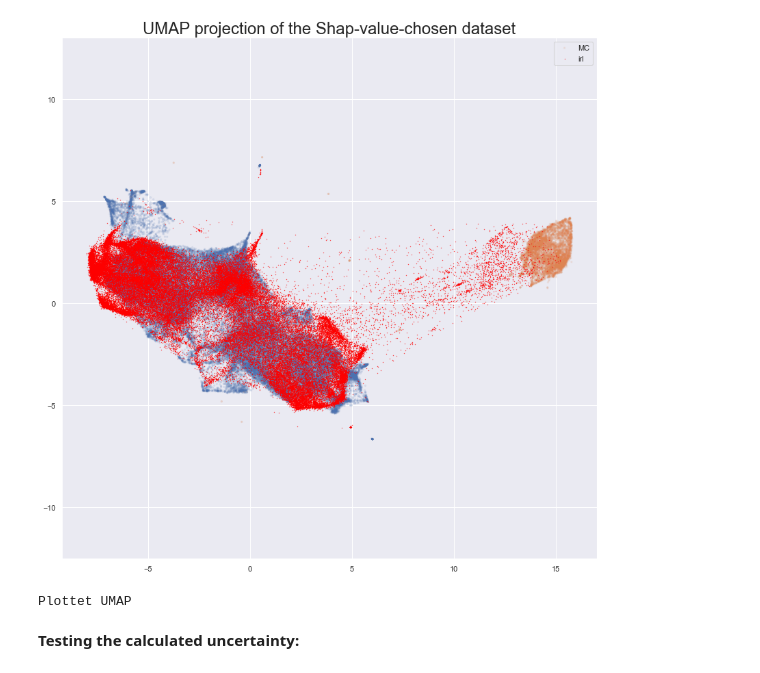
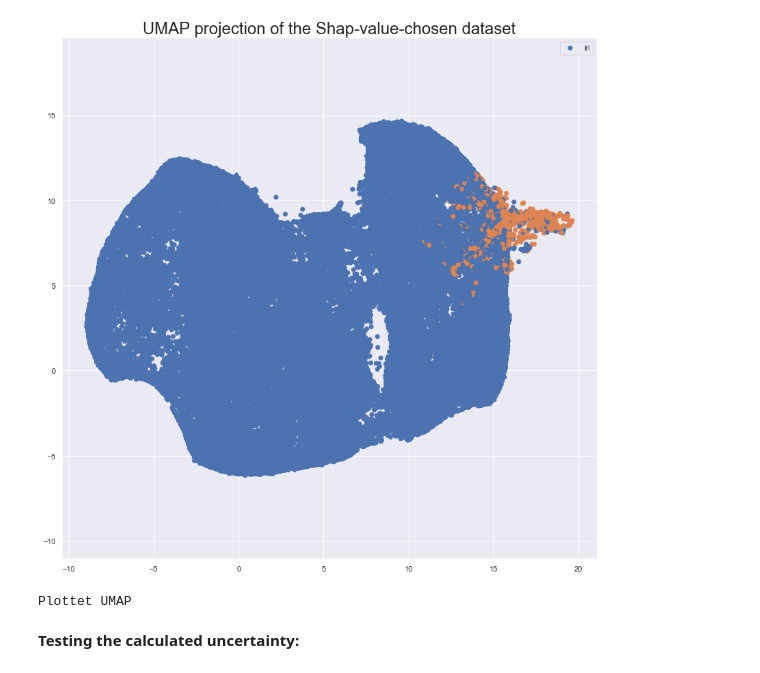
Before and after one commit to JakobSchauser/Blok1Troels, a Jupyter notebook: Keras-, XGboost and UMAPtest.ipynb, the cells around one changed output. Cells and saved outputs as stored; diff of their text form; code cells hidden in the pictures.

```diff
--- a/Keras-, XGboost and UMAPtest.ipynb
+++ b/Keras-, XGboost and UMAPtest.ipynb
@@ -36,7 +37,7 @@ bigDat = True
 
 if bigDat:
     path = "CernData/mc15_13TeV.361203.Pythia8_A2_MSTW2008LO_ND_minbias.30062015_v0_per_0.root"
-    dat_amount = 1e5#2*1e6
+    dat_amount = 2*1e6
 
     file = uproot.open(path)
     tree = file['tree']
@@ -50,35 +51,62 @@ else:
 # %%
 if True:
     path = "CernData/data15_13TeV.00267358.physics_MinBias.30062015_v0_per_0.root"
-    dat_amount = 1e5#2*1e6
+    dat_amount = 1e12
 
     file = uproot.open(path)
     tree = file['tree']
     truedat = tree.pandas.df(shap, entrystop=dat_amount)
 # %%
-gg = "cosTheta v0_ks_mass pT v0_rxyErr v0_rxy v0_chi2 ntrk_pv0 a0 a0xy pv0_y calpha v0_ks_massErr epsilon1 epsilon2 v0_ptErr v0_p v0_pz1 v0_phi2 v0_y".split(" ")
+rxy_low_min, rxy_high_min, chi2_high_min, cos_Theta_low_min, mass_low_min, mass_high_min = -60.818,114.783,3.782,0.9976,450,550
+#tak nn
+def cutter(df):
+    label = np.ones(len(df))
+    label[np.logical_or(df['v0_rxy'] < rxy_low_min, df['v0_rxy'] > rxy_high_min)] = 0
+    print(1,sum(label))
+    label[df['v0_chi2'] > chi2_high_min] = 0
+    print(2,sum(label))
 
-amount = int(7*1e4)
+    label[df['cosTheta'] < cos_Theta_low_min] = 0
+    print(3,sum(label))
 
-td = preprocess(truedat[gg])[:amount]
+    label[np.logical_or(df['v0_ks_mass'] < mass_low_min, df['v0_ks_mass'] > mass_high_min)] = 0
+    print(4,sum(label))
 
-dn = preprocess(dat[gg]).dropna()[:amount]
+    return label
 
 
-target = dat["trueKs"][:amount]
+
+ps = "v0_rxy v0_chi2 cosTheta v0_ks_mass".split(" ")
+
+amount = int(1e5)
+
+td = (truedat[ps])[:amount]
+
+td_test = (truedat[ps])[amount:int(amount*2)]
+
+target = cutter(td).astype(bool)#pd.Series(cutter(td), dtype = bool)
+
+test_target = cutter(td_test).astype(bool)#pd.Series(cutter(td_test), dtype = bool)
+
+td,td_test = preprocess(td),preprocess(td_test)
+# dn = preprocess(dat[gg]).dropna()[:amount]
+
+
+
+
+# target = dat["trueKs"][:amount]
 
 # sns.pairplot(preprocess(dat[shap[:7]+["trueKs"]]), hue='trueKs')#,palette='Pastel1')
 # plt.plot()
-reducer = umap.UMAP(transform_seed = 420 ,n_neighbors=20,min_dist=0.1,metric='euclidean', verbose=False)
+reducer = umap.UMAP(n_neighbors=20)
 
 print("Made UMAP")
 
-mapper = reducer.fit(dn,y =target)
+mapper = reducer.fit(td,y =target)
 
 print("Fittet UMAP")
 
-tembedding = mapper.transform(td)
-embedding = mapper.transform(dn)
+tembedding = mapper.transform(td_test)
 
 
 print("Transformed UMAP")
@@ -89,24 +117,24 @@ print("Transformed UMAP")
 plt.figure(figsize=(14,14))
 
 plt.scatter(
-    embedding[:, 0],
-    embedding[:, 1],
-    c=[sns.color_palette()[x] for x in target],
+    tembedding[:, 0],
+    tembedding[:, 1],
+    c=[sns.color_palette()[x] for x in test_target],
     cmap='Spectral',
 #     marker = '*',
-    s=5,
-    alpha=0.1,
-    label="MC"
+#     s=5,
+    alpha=1,
+    label="irl"
     )
 
-plt.scatter(
-    tembedding[:, 0],
-    tembedding[:, 1],
-#     c=[sns.color_palette()[x] for x in target],
-    c='red',
-    s=0.1,
-    label="irl"
-    )
+# plt.scatter(
+#     tembedding[:, 0],
+#     tembedding[:, 1],
+# #     c=[sns.color_palette()[x] for x in target],
+#     c='red',
+#     s=0.1,
+#     label="irl"
+#     )
 
 
 
@@ -129,7 +165,7 @@ print("Plottet UMAP")
 Made UMAP
 Fittet UMAP
 Transformed UMAP
-[figure, old version]
+[figure, new version]
 Plottet UMAP
 # %%
 cosmask = truedat["cosTheta"]>0.997
```
Also changed, not shown: parts of 6 cells of this notebook, 2 other files.
